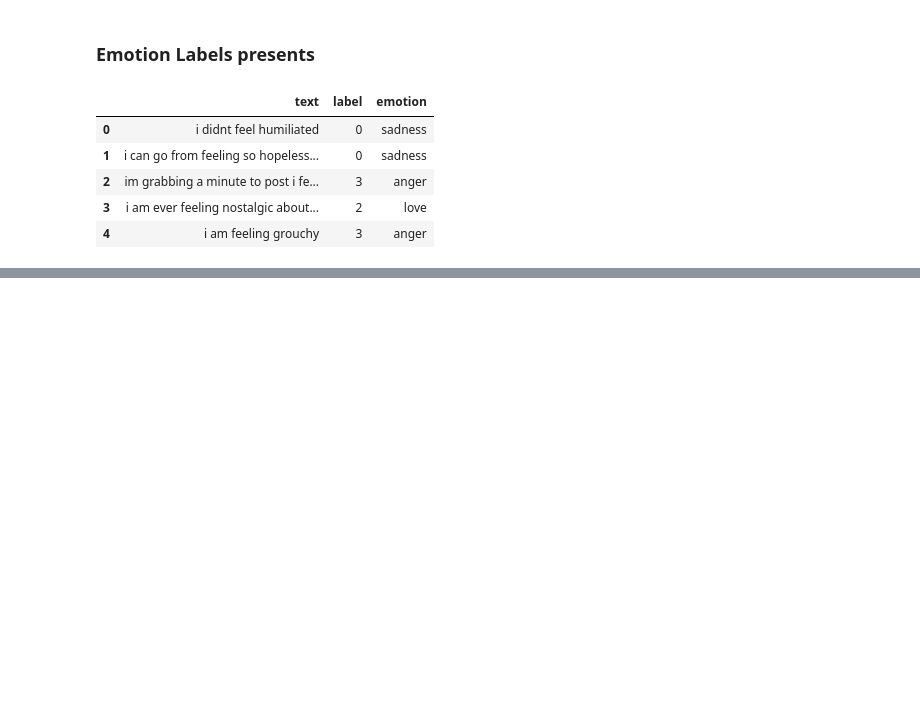
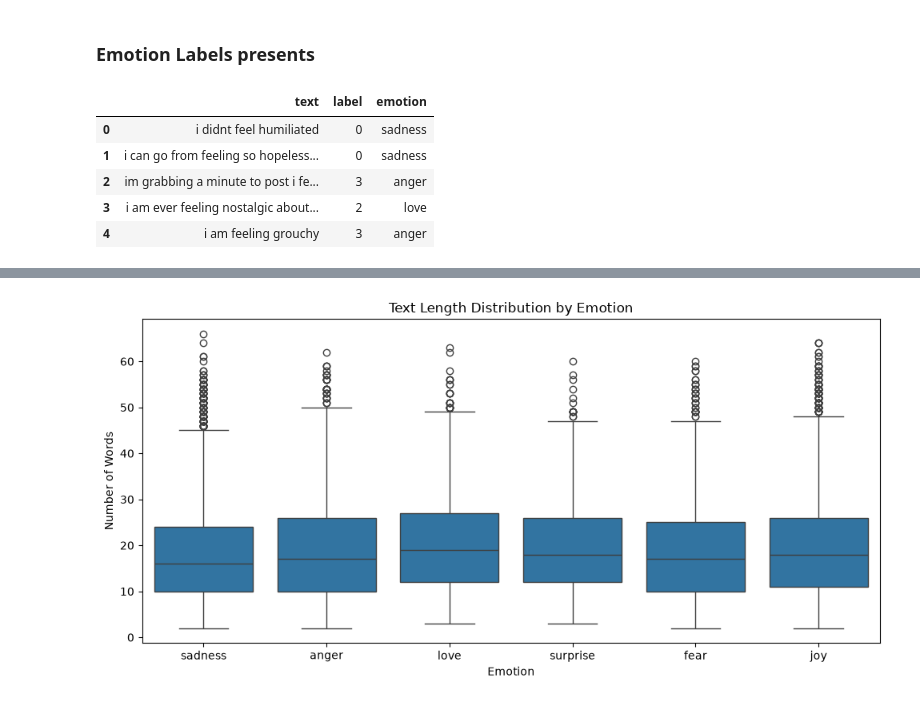
Before and after one commit to simo-hue/ELTE-Principles-Of-AI-Course, a Jupyter notebook: ASSIGNMENT/Notebook.ipynb, the cells around one changed output, grey strips where cells are left out. Cells and saved outputs as stored; diff of their text form; code cells hidden in the pictures; blank space fills up the shorter version.

```diff
--- a/ASSIGNMENT/Notebook.ipynb
+++ b/ASSIGNMENT/Notebook.ipynb
@@ -85,0 +183,17 @@ plt.show()
+# %%
+plt.figure(figsize=(10, 5))
+
+sns.boxplot(
+    data=train_df,
+    x="emotion",
+    y="word_count"
+)
+
+plt.title("Text Length Distribution by Emotion")
+plt.xlabel("Emotion")
+plt.ylabel("Number of Words")
+
+plt.tight_layout()
+plt.show()
+# %% [output]
+[figure, added]
```
Also changed, not shown: parts of 12 cells of this notebook.
